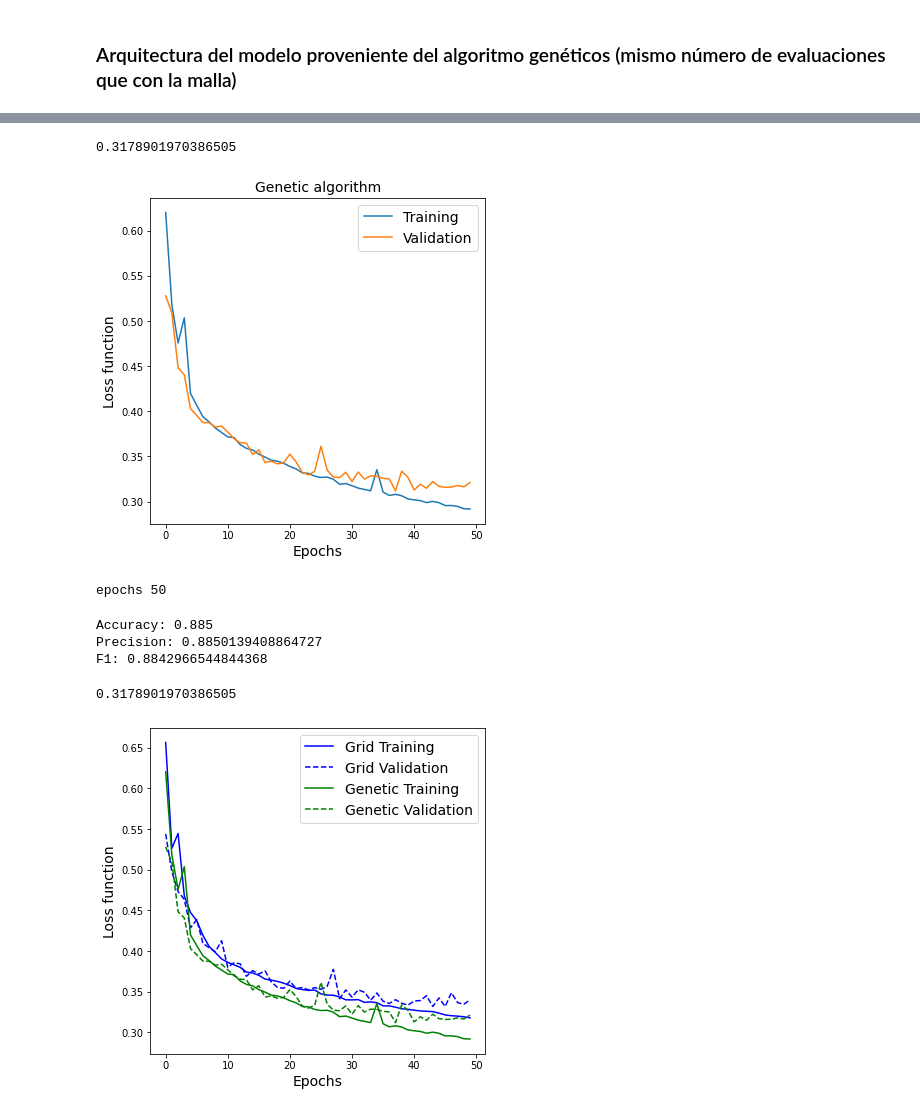
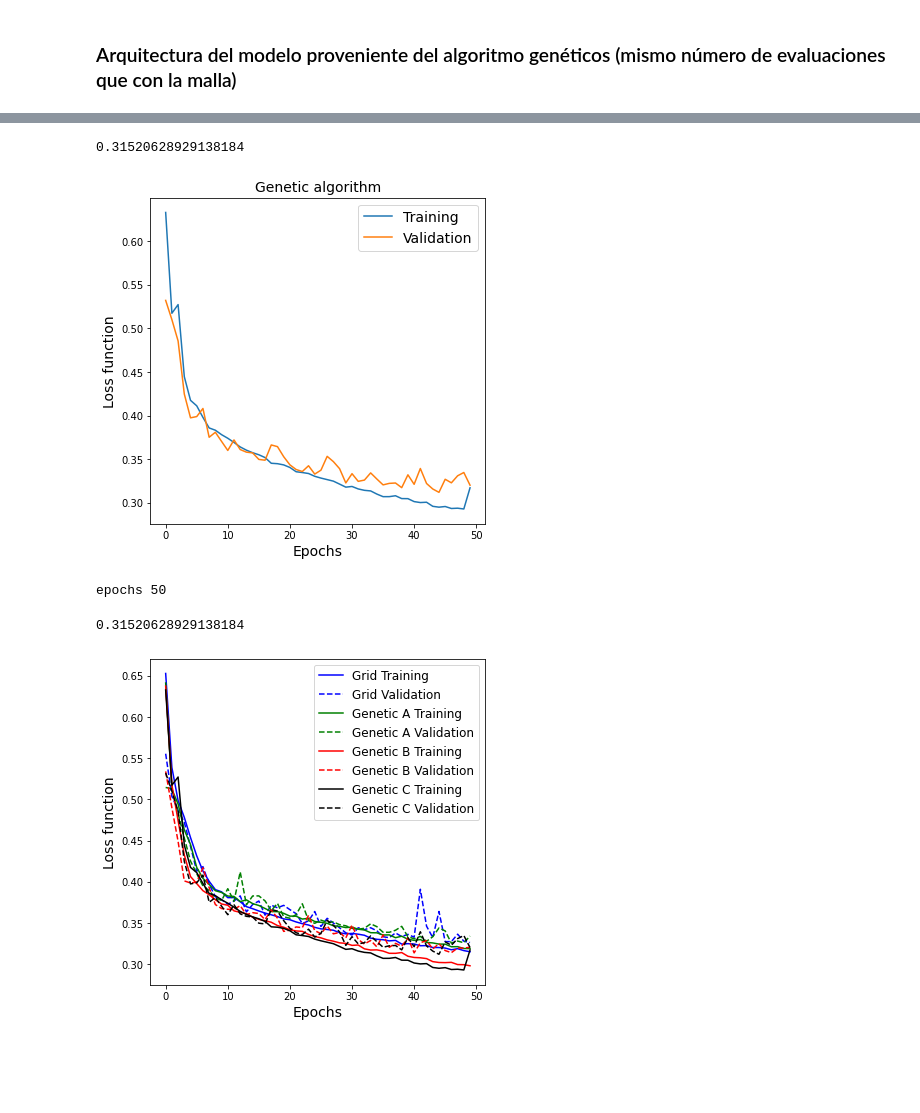
Before and after one commit to igomezv/cosmo_tools, a Jupyter notebook: models/neural/nnogada/dirty_notebooks/overleaf_notebooks_v1/classification.ipynb, the cells around one changed output, grey strips where cells are left out. Saved outputs shown, nothing was run; the diff lists cells and outputs as text; code cells hidden in the pictures; blank space fills up the shorter version.

```diff
--- a/models/neural/nnogada/dirty_notebooks/overleaf_notebooks_v1/classification.ipynb
+++ b/models/neural/nnogada/dirty_notebooks/overleaf_notebooks_v1/classification.ipynb
@@ -107,9 +107,9 @@ epochs = 50
 my_callbacks = [tf.keras.callbacks.EarlyStopping(
                                monitor='val_loss', mode='min',
                                min_delta=0,
-                               patience=40,
+                               patience=50,
                                verbose=1,
-                               restore_best_weights=1)]
+                               restore_best_weights=False)]
 
 
 model1 = tf.keras.Sequential()
@@ -230,31 +312,23 @@ t = time.time(); t_total = 0
 deep_layers = 3
 num_units = 200
 learning_rate = 1e-3
-epochs = 50
-
-my_callbacks = [tf.keras.callbacks.EarlyStopping(
-                               monitor='val_loss', mode='min',
-                               min_delta=0,
-                               patience=40,
-                               verbose=1,
-                               restore_best_weights=1)]
 
 
-model2 = tf.keras.Sequential()
-model2.add(tf.keras.layers.InputLayer(int(X_train.shape[1],)))
-model2.add(Dense(num_units, input_shape=(int(X_train.shape[1]),)))
+modelc = tf.keras.Sequential()
+modelc.add(tf.keras.layers.InputLayer(int(X_train.shape[1],)))
+modelc.add(Dense(num_units, input_shape=(int(X_train.shape[1]),)))
 
 for i in range(deep_layers):
-    model2.add(Dense(num_units, activation='relu'))
-model2.add(Dense(3, activation=tf.nn.softmax))
+    modelc.add(Dense(num_units, activation='relu'))
+modelc.add(Dense(3, activation=tf.nn.softmax))
 
 optimizer = tf.keras.optimizers.Adam(learning_rate=learning_rate, beta_1=0.9, beta_2=0.999, epsilon=1e-3)
-model2.compile(optimizer=optimizer, loss='categorical_crossentropy', metrics=["accuracy"])
-train2 = model2.fit(X_train, Y_train, epochs=epochs, validation_data=(X_val, Y_val),
+modelc.compile(optimizer=optimizer, loss='categorical_crossentropy', metrics=["accuracy"])
+trainc = modelc.fit(X_train, Y_train, epochs=epochs, validation_data=(X_val, Y_val),
                     callbacks=my_callbacks, batch_size=128, shuffle=1, verbose=1)
 
-loss, score = model2.evaluate(X_val, Y_val)
+lossc, scorec = modelc.evaluate(X_val, Y_val)
 t = time.time()-t
-print("Accuracy:", score, ", Elapsed time:", t)
+print("Accuracy:", scorec, ", Elapsed time:", t)
 # %% [output]
 Epoch 1/50
@@ -298,8 +391,8 @@ plt.savefig("classification_genetic_cm.png")
 # %%
 fig = plt.figure(figsize=(6,6))
 ax = fig.add_subplot(111)
-plt.plot(train2.history['loss'], label='Training')
-plt.plot(train2.history['val_loss'], label='Validation')
+plt.plot(trainc.history['loss'], label='Training')
+plt.plot(trainc.history['val_loss'], label='Validation')
 # plt.ylim(0.25, 0.65)
 ax.yaxis.set_major_formatter(FormatStrFormatter('%.2f'))
 plt.ylabel('Loss function', fontsize=14)
@@ -309,6 +402,6 @@ plt.title("Genetic algorithm", fontsize=14)
 plt.savefig("classification_genetic_loss.png")
 np.min(train1.history['loss'])
 # %% [output]
-0.3178901970386505
+0.31520628929138184
-[figure, old version]
+[figure, new version]
 # %%
@@ -318,36 +411,26 @@ print("epochs", len(train2.history['loss']))
 # %% [output]
 epochs 50
-# %%
-# other metrics
-am = accuracy_score(y_test, y_pred)
-pm = precision_score(y_test, y_pred, average='weighted')
-# rm = roc_auc_score(y_test, y_pred,multi_class='ovr')
-fm = f1_score(y_test, y_pred, average='weighted')
-
-print("Accuracy:", am)
-print("Precision:", pm)
-print("F1:", fm)
-# %% [output]
-Accuracy: 0.885
-Precision: 0.8850139408864727
-F1: 0.8842966544844368
 # %%
 # All loss
 
 fig = plt.figure(figsize=(6,6))
 ax = fig.add_subplot(111)
 plt.plot(train1.history['loss'], label='Grid Training', color='blue')
 plt.plot(train1.history['val_loss'], label='Grid Validation', color='blue', linestyle='dashed')
-plt.plot(train2.history['loss'], label='Genetic Training', color='green')
-plt.plot(train2.history['val_loss'], label='Genetic Validation', color='green', linestyle='dashed')
+plt.plot(traina.history['loss'], label='Genetic A Training', color='green')
+plt.plot(traina.history['val_loss'], label='Genetic A Validation', color='green', linestyle='dashed')
+plt.plot(trainb.history['loss'], label='Genetic B Training', color='red')
+plt.plot(trainb.history['val_loss'], label='Genetic B Validation', color='red', linestyle='dashed')
+plt.plot(trainc.history['loss'], label='Genetic C Training', color='black')
+plt.plot(trainc.history['val_loss'], label='Genetic C Validation', color='black', linestyle='dashed')
 # plt.ylim(0.25, 0.65)
 ax.yaxis.set_major_formatter(FormatStrFormatter('%.2f'))
 plt.ylabel('Loss function', fontsize=14)
 plt.xlabel('Epochs', fontsize=14)
-plt.legend(loc='upper right', fontsize=14)
+plt.legend(loc='upper right', fontsize=12)
 # plt.title("Genetic algorithm", fontsize=14)
 plt.savefig("classification_loss.png")
 np.min(train1.history['loss'])
 # %% [output]
-0.3178901970386505
+0.31520628929138184
-[figure, old version]
+[figure, new version]
```
Also changed, not shown: parts of 10 cells of this notebook.
